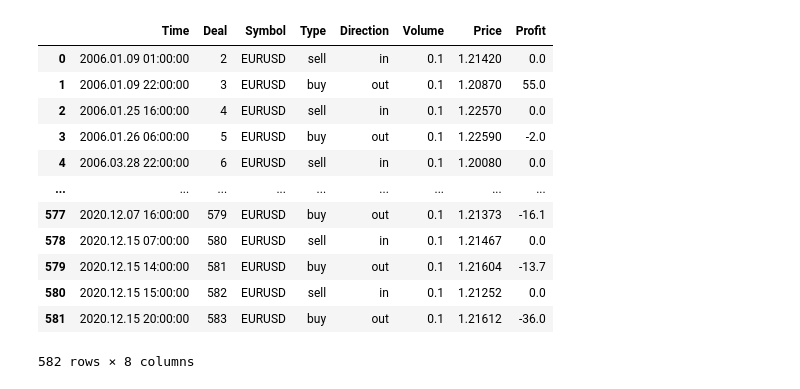
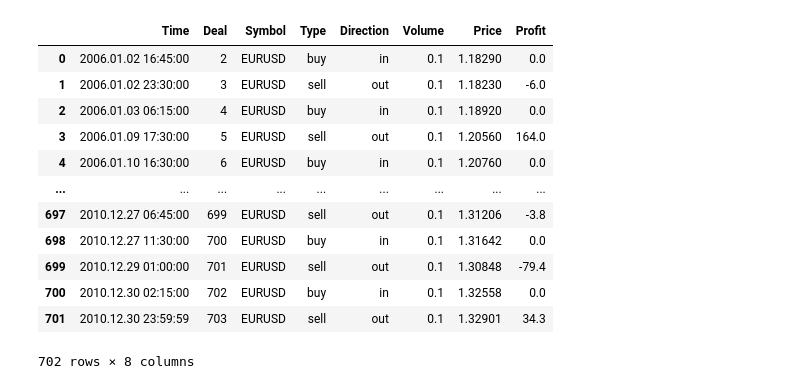
Before and after one commit to gcunharodrigues/AlgoTrading, a Jupyter notebook: algo_notebook.ipynb, the cells around one changed output. Cells and saved outputs as stored; diff of their text form; code cells hidden in the pictures.

```diff
--- a/algo_notebook.ipynb
+++ b/algo_notebook.ipynb
@@ -1,27 +1,27 @@
 # %%
 import pandas as pd
 import numpy as np
 import talib
 
-file = 'data/ReportTester-50760857-EURUSD-sell1.csv'
+file = 'data/operations_buy-EURUSD-m15-2006-2010.csv'
 positions = pd.read_csv(file)
 positions.dropna(inplace=True)
 
 positions
 # %% [output]
 |  | Time | Deal | Symbol | Type | Direction | Volume | Price | Profit |
-| 0 | 2006.01.09 01:00:00 | 2 | EURUSD | sell | in | 0.1 | 1.21420 | 0.0 |
-| 1 | 2006.01.09 22:00:00 | 3 | EURUSD | buy | out | 0.1 | 1.20870 | 55.0 |
-| 2 | 2006.01.25 16:00:00 | 4 | EURUSD | sell | in | 0.1 | 1.22570 | 0.0 |
-| 3 | 2006.01.26 06:00:00 | 5 | EURUSD | buy | out | 0.1 | 1.22590 | -2.0 |
-| 4 | 2006.03.28 22:00:00 | 6 | EURUSD | sell | in | 0.1 | 1.20080 | 0.0 |
+| 0 | 2006.01.02 16:45:00 | 2 | EURUSD | buy | in | 0.1 | 1.18290 | 0.0 |
+| 1 | 2006.01.02 23:30:00 | 3 | EURUSD | sell | out | 0.1 | 1.18230 | -6.0 |
+| 2 | 2006.01.03 06:15:00 | 4 | EURUSD | buy | in | 0.1 | 1.18920 | 0.0 |
+| 3 | 2006.01.09 17:30:00 | 5 | EURUSD | sell | out | 0.1 | 1.20560 | 164.0 |
+| 4 | 2006.01.10 16:30:00 | 6 | EURUSD | buy | in | 0.1 | 1.20760 | 0.0 |
 | ... | ... | ... | ... | ... | ... | ... | ... | ... |
-| 577 | 2020.12.07 16:00:00 | 579 | EURUSD | buy | out | 0.1 | 1.21373 | -16.1 |
-| 578 | 2020.12.15 07:00:00 | 580 | EURUSD | sell | in | 0.1 | 1.21467 | 0.0 |
-| 579 | 2020.12.15 14:00:00 | 581 | EURUSD | buy | out | 0.1 | 1.21604 | -13.7 |
-| 580 | 2020.12.15 15:00:00 | 582 | EURUSD | sell | in | 0.1 | 1.21252 | 0.0 |
-| 581 | 2020.12.15 20:00:00 | 583 | EURUSD | buy | out | 0.1 | 1.21612 | -36.0 |
+| 697 | 2010.12.27 06:45:00 | 699 | EURUSD | sell | out | 0.1 | 1.31206 | -3.8 |
+| 698 | 2010.12.27 11:30:00 | 700 | EURUSD | buy | in | 0.1 | 1.31642 | 0.0 |
+| 699 | 2010.12.29 01:00:00 | 701 | EURUSD | sell | out | 0.1 | 1.30848 | -79.4 |
+| 700 | 2010.12.30 02:15:00 | 702 | EURUSD | buy | in | 0.1 | 1.32558 | 0.0 |
+| 701 | 2010.12.30 23:59:59 | 703 | EURUSD | sell | out | 0.1 | 1.32901 | 34.3 |
-582 rows × 8 columns
+702 rows × 8 columns
 # %%
 aux_positions_1 = pd.DataFrame()
 aux_positions_2 = pd.DataFrame()
```
Also changed, not shown: parts of 11 cells of this notebook, 4 other files.
